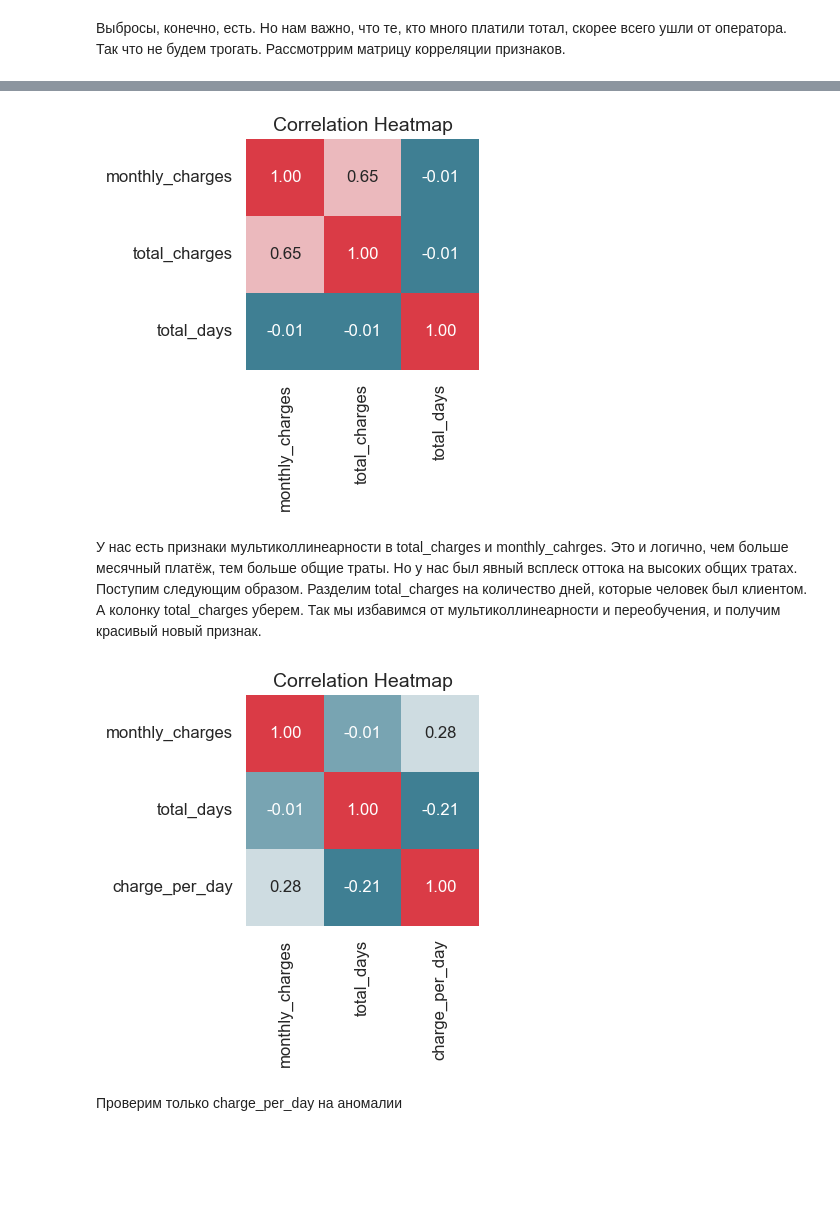
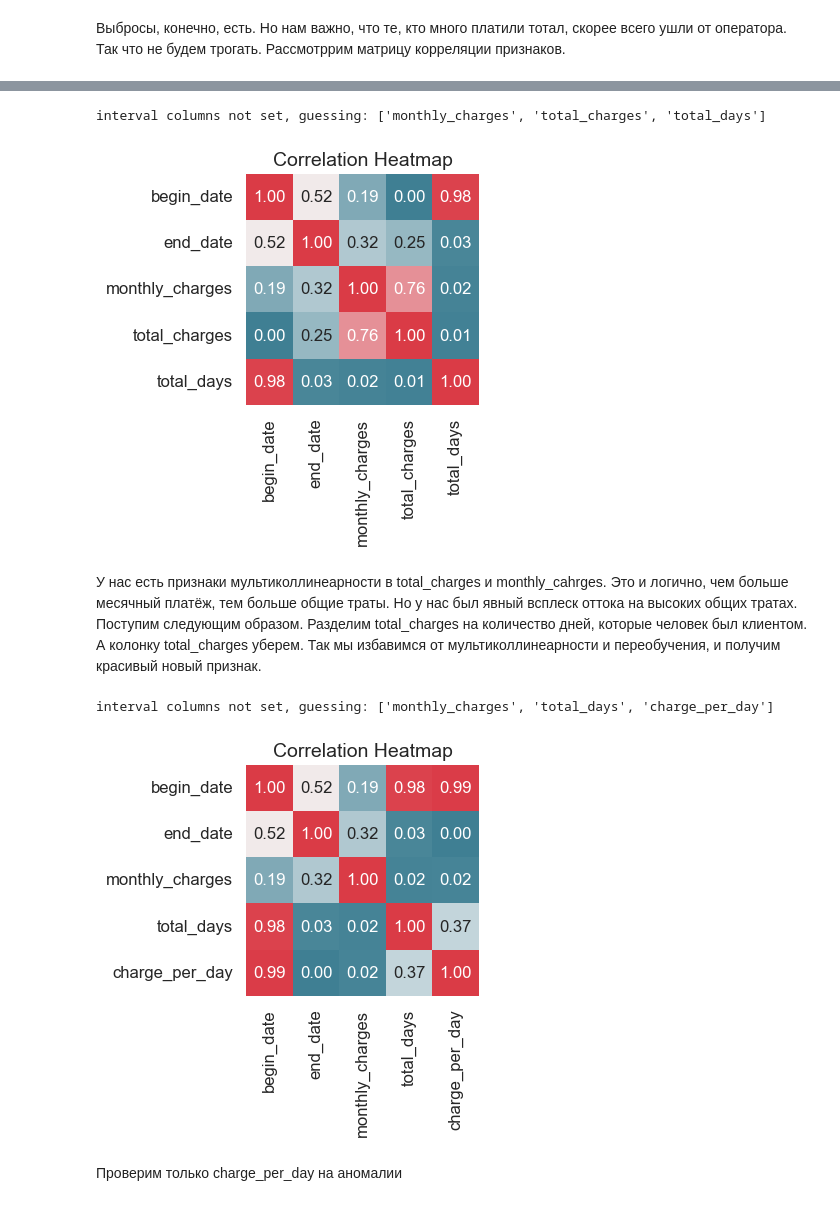
Before and after one commit to Kuuuzya/Practicum_Diploma_DS_Kuznetsov, a Jupyter notebook: main.ipynb, the cells around one changed output, grey strips where cells are left out. Saved outputs shown, nothing was run; the diff lists cells and outputs as text; code cells hidden in the pictures; blank space fills up the shorter version.

```diff
--- a/main.ipynb
+++ b/main.ipynb
@@ -1214,15 +1360,17 @@ plt.show()
 # %%
-correlation_matrix = clients[numeric_columns].corr()
+# Вычисление корреляции с помощью phik
+correlation_matrix = clients[numeric_columns].phik_matrix()
 
 plt.figure(figsize=(3, 3))
 cmap = sns.diverging_palette(220, 10, as_cmap=True)  # Красивая цветовая палитра
 sns.heatmap(correlation_matrix, annot=True, fmt=".2f", cmap=cmap, cbar=False)
 plt.title("Correlation Heatmap", fontsize=14)
 plt.xticks(fontsize=12)
 plt.yticks(fontsize=12)
 plt.show()
 # %% [output]
+interval columns not set, guessing: ['monthly_charges', 'total_charges', 'total_days']
-[figure, old version]
+[figure, new version]
 # %% [markdown]
 У нас есть признаки мультиколлинеарности в total_charges и monthly_cahrges. Это и логично, чем больше месячный платёж, тем больше общие траты. Но у нас был явный всплеск оттока на высоких общих тратах. Поступим следующим образом. Разделим total_charges на количество дней, которые человек был клиентом. А колонку total_charges уберем. Так мы избавимся от мультиколлинеарности и переобучения, и получим красивый новый признак.
 # %%
@@ -1236,7 +1384,8 @@ clients.drop(columns=['total_charges'], inplace=True)
 numeric_columns.remove('total_charges')
 numeric_without_date.remove('total_charges')
 # %%
-correlation_matrix = clients[numeric_columns].corr()
+# Вычисление корреляции с помощью phik
+correlation_matrix = clients[numeric_columns].phik_matrix()
 
 plt.figure(figsize=(3, 3))
 cmap = sns.diverging_palette(220, 10, as_cmap=True)  # Красивая цветовая палитра
@@ -1246,7 +1395,8 @@ plt.xticks(fontsize=12)
 plt.yticks(fontsize=12)
 plt.show()
 # %% [output]
+interval columns not set, guessing: ['monthly_charges', 'total_days', 'charge_per_day']
-[figure, old version]
+[figure, new version]
 # %% [markdown]
 Проверим только charge_per_day на аномалии
 # %%
```
Also changed, not shown: parts of 74 cells of this notebook.
